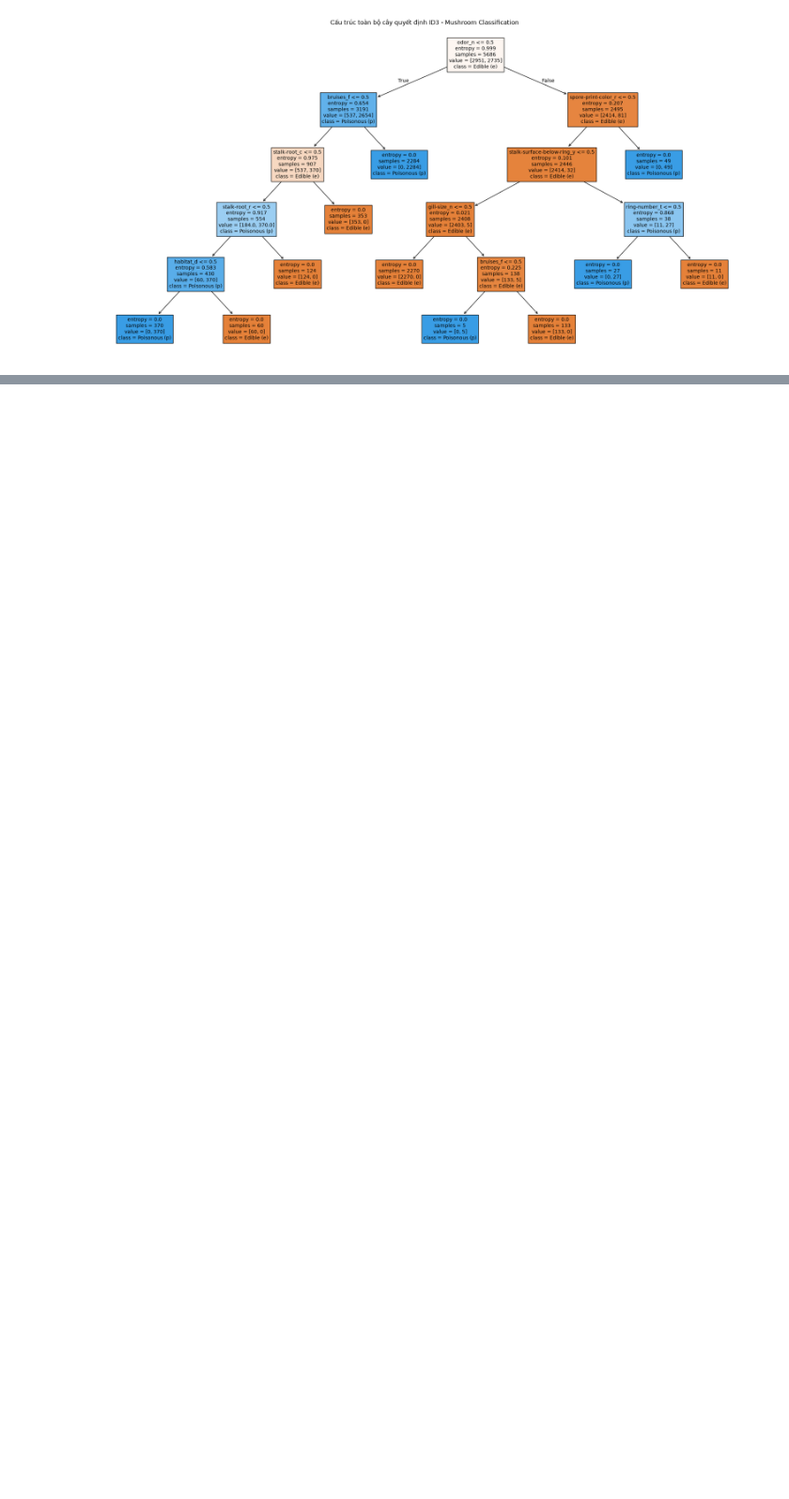
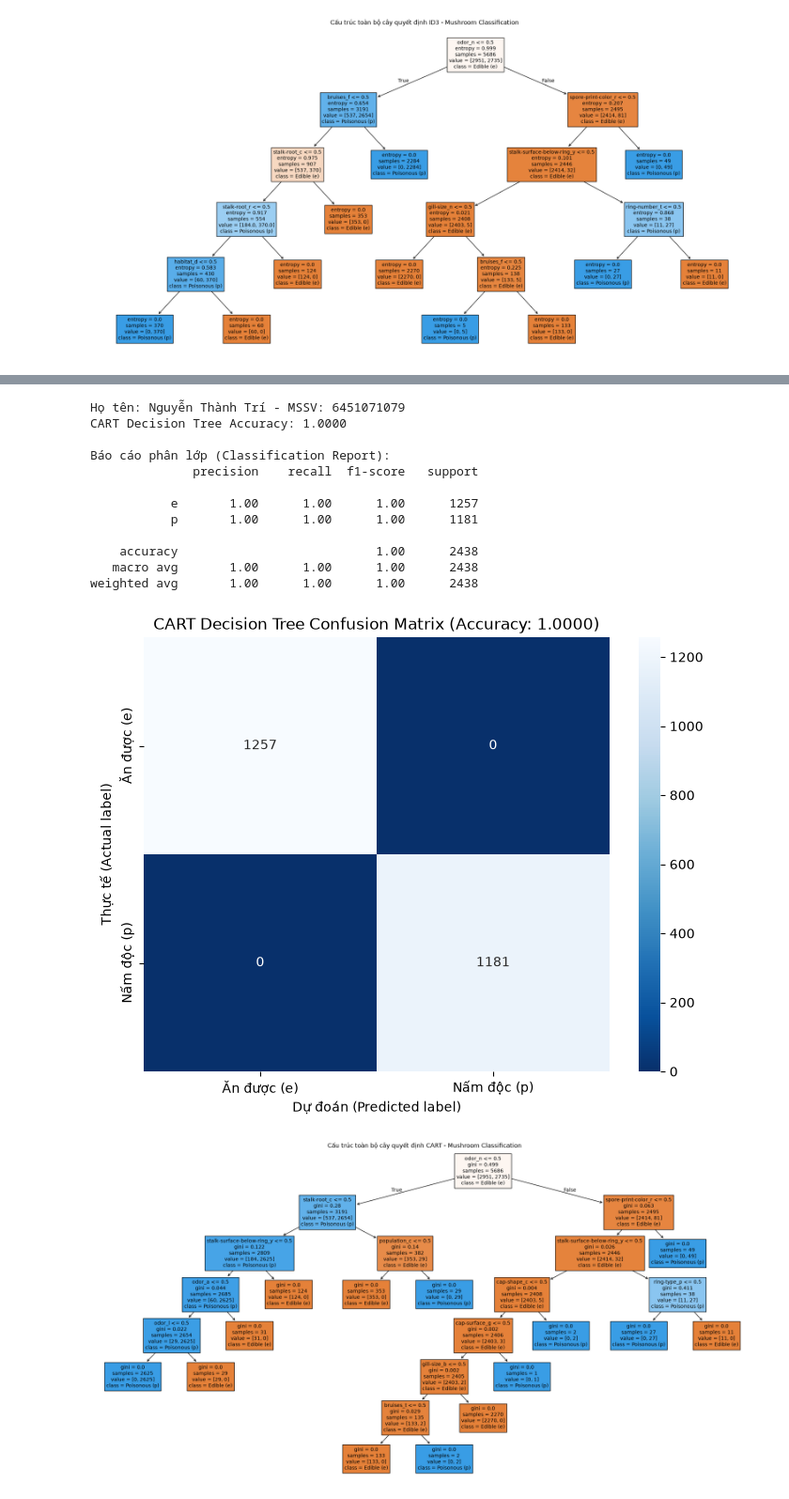
Before and after one commit to TriNguyenThanh/6451071079_Lab2, a Jupyter notebook: model/6451071079_LAB2_Bai4.ipynb, the cells around one changed output, grey strips where cells are left out. Shown at 94% size. Drawn from its saved outputs; the diff is of its cells as text; code cells hidden in the pictures; blank space fills up the shorter version.

Commit message:
feature<bai4_cau8>: xay dung cay quyet dinh cart va danh gia ket qua

```diff
--- a/model/6451071079_LAB2_Bai4.ipynb
+++ b/model/6451071079_LAB2_Bai4.ipynb
@@ -156,0 +162,47 @@ weighted avg       1.00      1.00      1.00      2438
+# %%
+# Câu 8: Xây dựng cây CART
+clf_cart = tree.DecisionTreeClassifier(criterion="gini", random_state=42)
+clf_cart.fit(X_train, y_train)
+
+# Dự đoán trên tập kiểm thử
+cart_pred = clf_cart.predict(X_test)
+cart_score = metrics.accuracy_score(y_test, cart_pred)
+
+print("Họ tên: Nguyễn Thành Trí - MSSV: 6451071079")
+print(f"CART Decision Tree Accuracy: {cart_score:.4f}")
+print()
+print("Báo cáo phân lớp (Classification Report):")
+print(metrics.classification_report(y_test, cart_pred))
+
+# Ma trận nhầm lẫn
+cart_cm = metrics.confusion_matrix(y_test, cart_pred)
+plt.figure(figsize=(8, 6))
+sns.heatmap(cart_cm, annot=True, fmt="d", cmap="Blues_r",
+            xticklabels=['Ăn được (e)', 'Nấm độc (p)'],
+            yticklabels=['Ăn được (e)', 'Nấm độc (p)'])
+plt.xlabel("Dự đoán (Predicted label)")
+plt.ylabel("Thực tế (Actual label)")
+plt.title(f"CART Decision Tree Confusion Matrix (Accuracy: {cart_score:.4f})")
+plt.show()
+
+# Biểu diễn cây quyết định CART
+plt.figure(figsize=(24, 12))
+tree.plot_tree(clf_cart, feature_names=X_encoded.columns.tolist(),
+               class_names=['Edible (e)', 'Poisonous (p)'], filled=True, fontsize=10)
+plt.title("Cấu trúc toàn bộ cây quyết định CART - Mushroom Classification")
+plt.show()
+# %% [output]
+Họ tên: Nguyễn Thành Trí - MSSV: 6451071079
+CART Decision Tree Accuracy: 1.0000
+
+Báo cáo phân lớp (Classification Report):
+              precision    recall  f1-score   support
+
+           e       1.00      1.00      1.00      1257
+           p       1.00      1.00      1.00      1181
+
+    accuracy                           1.00      2438
+   macro avg       1.00      1.00      1.00      2438
+weighted avg       1.00      1.00      1.00      2438
+[figure, added]
+[figure, added]
```
Also changed, not shown: parts of 1 cell of this notebook.
